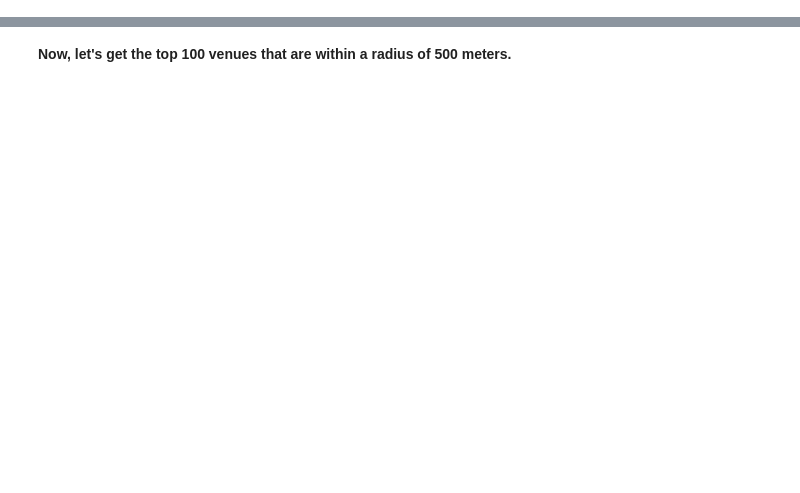
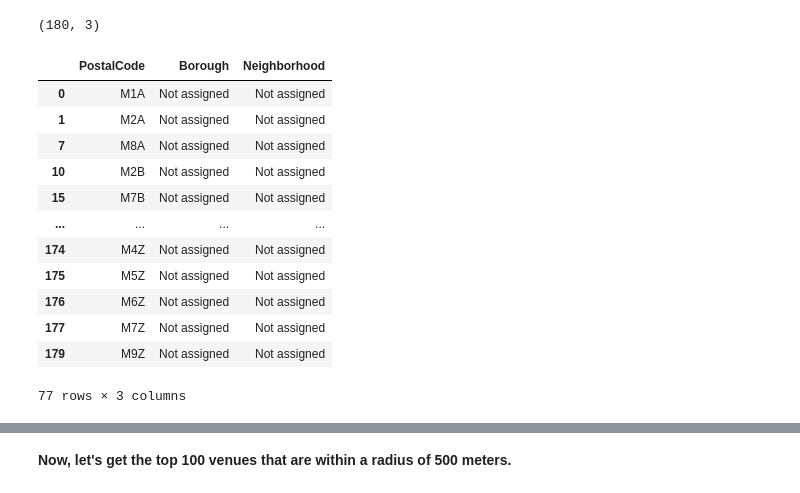
Before and after one commit to olegna1984/Coursera_Capstone, a Jupyter notebook: Segmenting and Clustering Toronto.ipynb, the cells around one changed output, grey strips where cells are left out. Cells and saved outputs as stored; diff of their text form; code cells hidden in the pictures; blank space fills up the shorter version.

```diff
--- a/Segmenting and Clustering Toronto.ipynb
+++ b/Segmenting and Clustering Toronto.ipynb
@@ -298,0 +36,3 @@ map_toronto
+# %%
+df_original.columns=['PostalCode', 'Borough', 'Neighborhood']
+df_original.head()
@@ -298,0 +46,20 @@ map_toronto
+# %%
+df_original.shape
+# %% [output]
+(180, 3)
+# %%
+df_original.loc[df_original['Borough'] == 'Not assigned']
+# %% [output]
+|  | PostalCode | Borough | Neighborhood |
+| 0 | M1A | Not assigned | Not assigned |
+| 1 | M2A | Not assigned | Not assigned |
+| 7 | M8A | Not assigned | Not assigned |
+| 10 | M2B | Not assigned | Not assigned |
+| 15 | M7B | Not assigned | Not assigned |
+| ... | ... | ... | ... |
+| 174 | M4Z | Not assigned | Not assigned |
+| 175 | M5Z | Not assigned | Not assigned |
+| 176 | M6Z | Not assigned | Not assigned |
+| 177 | M7Z | Not assigned | Not assigned |
+| 179 | M9Z | Not assigned | Not assigned |
+77 rows × 3 columns
```
Also changed, not shown: parts of 102 cells of this notebook.
